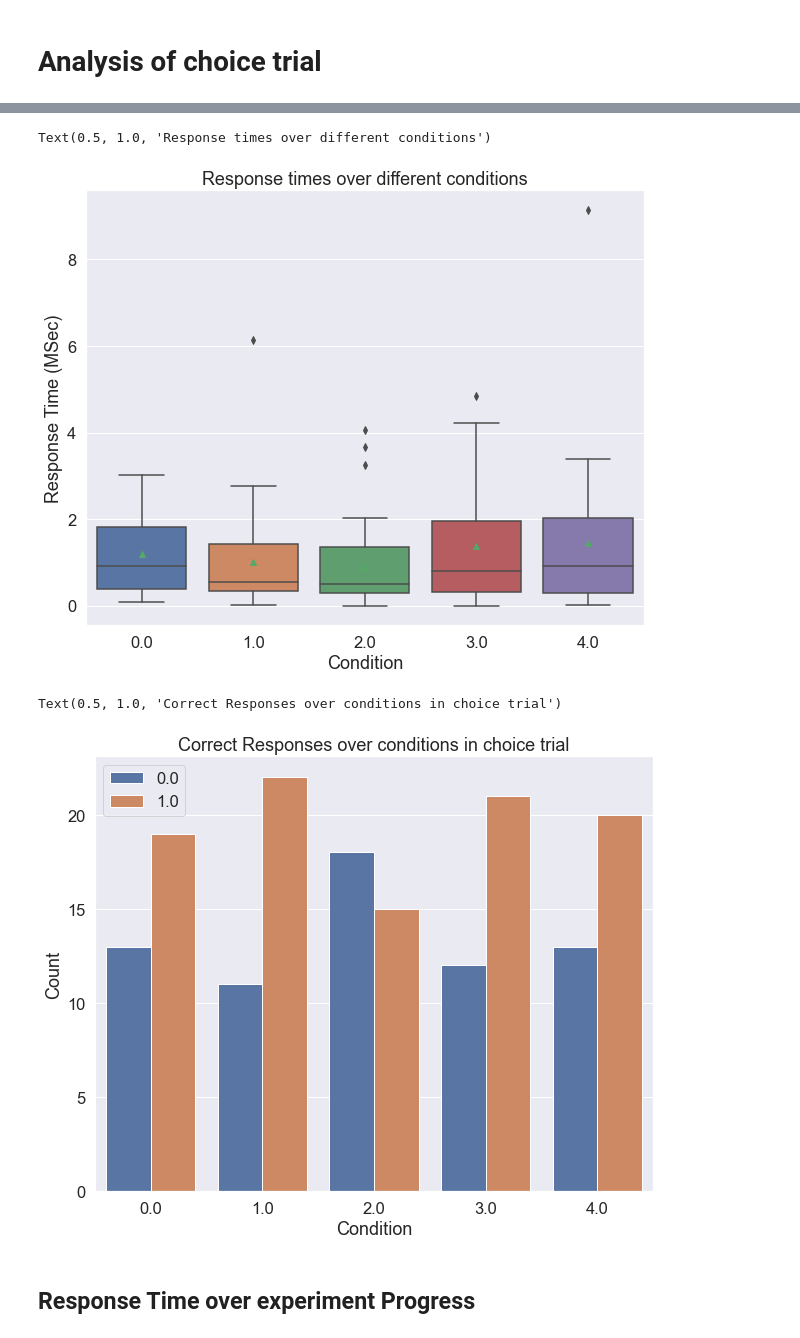
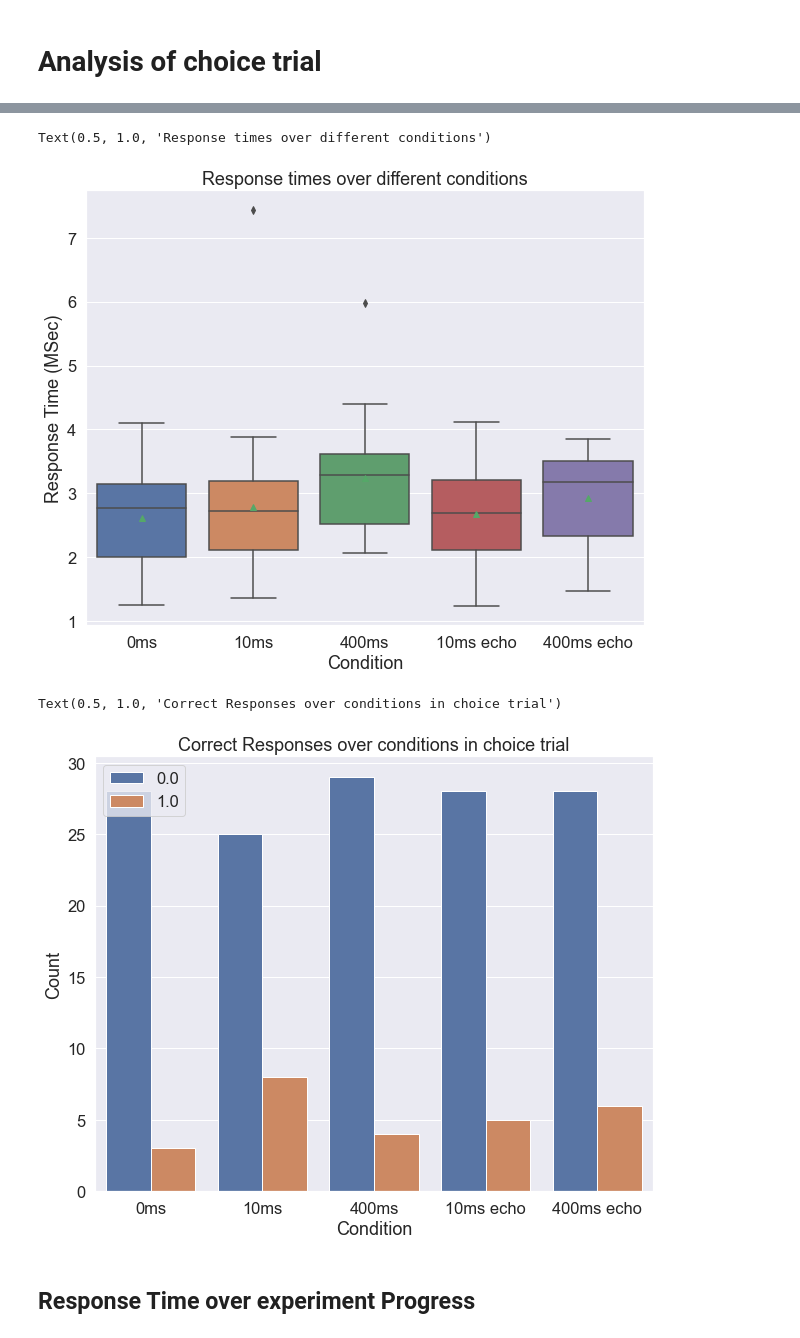
Before and after one commit to arontaupe/asynchrony_thesis, a Jupyter notebook: data_analysis/data_visualizer.ipynb, the cells around one changed output, grey strips where cells are left out. Cells and saved outputs as stored; diff of their text form; code cells hidden in the pictures.

```diff
--- a/data_analysis/data_visualizer.ipynb
+++ b/data_analysis/data_visualizer.ipynb
@@ -7,6 +7,10 @@ import numpy as np
 import matplotlib.pyplot as plt
 import seaborn as sns
 sns.set() # Setting seaborn as default style even if use only matplotlib
+# %%
+# declare global helpers
+condition_values = ['0ms','10ms','400ms','10ms echo','400ms echo']
 # %%
-#df = pd.read_json (r'C:\Users\aron\Google Drive\BA\thesis\data_analysis\participant_5_04042021.json')
-#df
+#execute if source is csv
+df = pd.read_csv (r'C:\Users\aron\Google Drive\BA\thesis\data_analysis\Database_AllParticipants_av_experiment_122522_2021-04-09_19h22.32_f14f0700-9968-11eb-a6c2-ac1f6b405aea.csv')
+df.head()
@@ -13,4 +24,0 @@ sns.set() # Setting seaborn as default style even if use only matplotlib
-# %%
-#execute if source is csv
-df = pd.read_csv (r'C:\Users\aron\Google Drive\BA\thesis\data_analysis\part_5_aron.csv')
-df.head()
@@ -24,0 +25,4 @@ df.head()
+# %%
+#cut down df to individual participant
+df = df[df['participant'] == 22]
+df.shape
@@ -154,7 +171,7 @@ sns.set(font_scale=1.5)
 
 sns.boxplot(y='choice_response.rt', x="cond",
               data=df,
-           showmeans=True)
+           showmeans=True).set_xticklabels(condition_values)
 
 # Change Axis labels:
 plt.xlabel('Condition')
@@ -162,26 +179,28 @@ plt.ylabel('Response Time (MSec)')
 plt.title('Response times over different conditions')
 # %% [output]
 Text(0.5, 1.0, 'Response times over different conditions')
-[figure, old version]
+[figure, new version]
 # %%
 fig = plt.gcf()
 # Change seaborn plot size
 fig.set_size_inches(10, 8)
 
 # Increase font size
 sns.set(font_scale=1.5)
 
+
+
 sns.countplot(hue='choice_response.corr', x="cond",
-              data=df)
+              data=df).set_xticklabels(condition_values)
 
 # Change Axis labels:
 plt.legend(loc = 'upper left')
 plt.xlabel('Condition')
 plt.ylabel('Count')
 plt.title('Correct Responses over conditions in choice trial')
 # %% [output]
 Text(0.5, 1.0, 'Correct Responses over conditions in choice trial')
-[figure, old version]
+[figure, new version]
 # %% [markdown]
 ## Response Time over experiment Progress
 # %%
```
Also changed, not shown: parts of 19 cells of this notebook, 17 other files.
